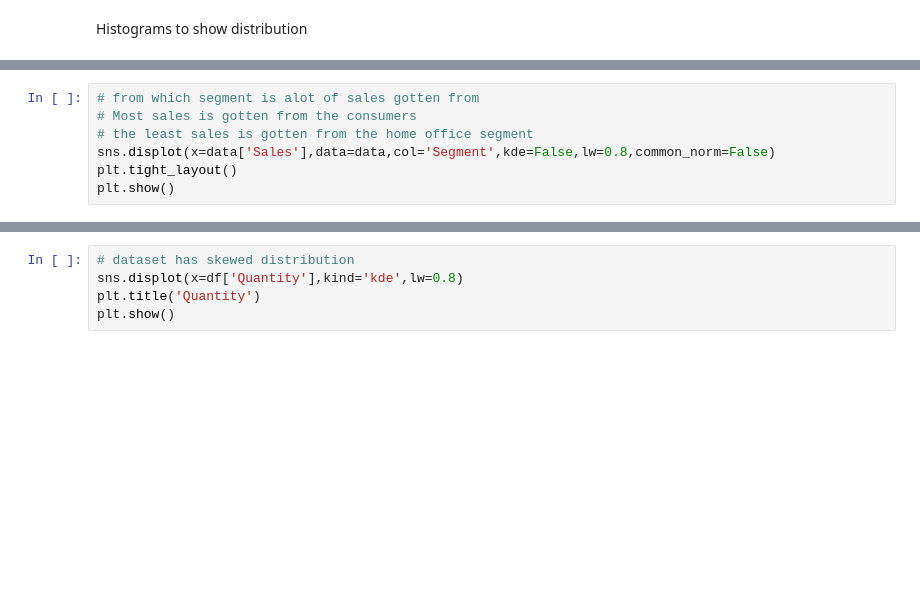
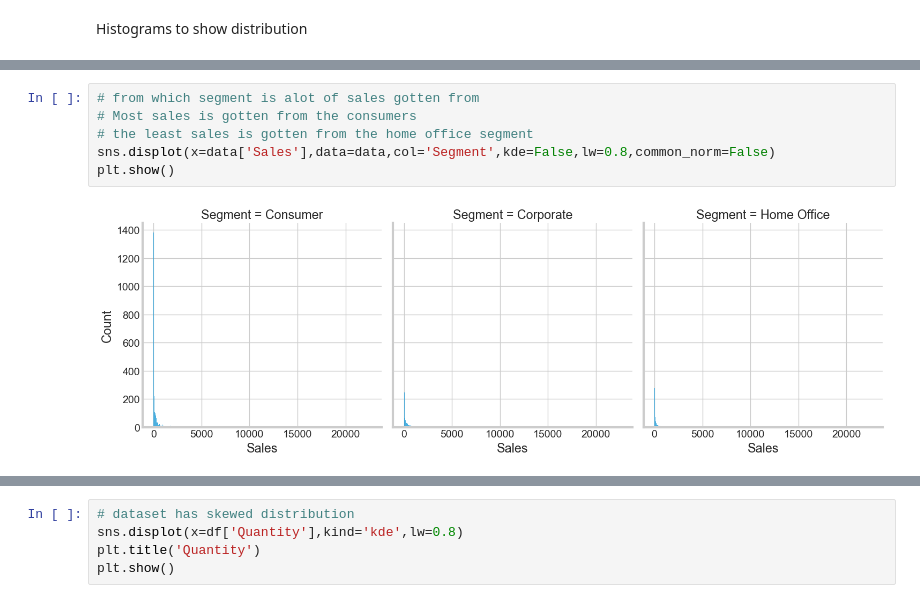
Before and after one commit to Atieng/Sales-Analysis, a Jupyter notebook: sales-analysis.ipynb, the cells around one changed output, grey strips where cells are left out. Cells and saved outputs as stored; diff of their text form; blank space fills up the shorter version.

```diff
--- a/sales-analysis.ipynb
+++ b/sales-analysis.ipynb
@@ -69,10 +138,11 @@ plt.show()
 # %%
 # from which segment is alot of sales gotten from
 # Most sales is gotten from the consumers
 # the least sales is gotten from the home office segment
 sns.displot(x=data['Sales'],data=data,col='Segment',kde=False,lw=0.8,common_norm=False)
-plt.tight_layout()
 plt.show()
+# %% [output]
+[figure, added]
 # %%
 # distribution of the ship modes used
 # shows which segment use a particular ship mode least or most
```
Also changed, not shown: parts of 43 cells of this notebook.
